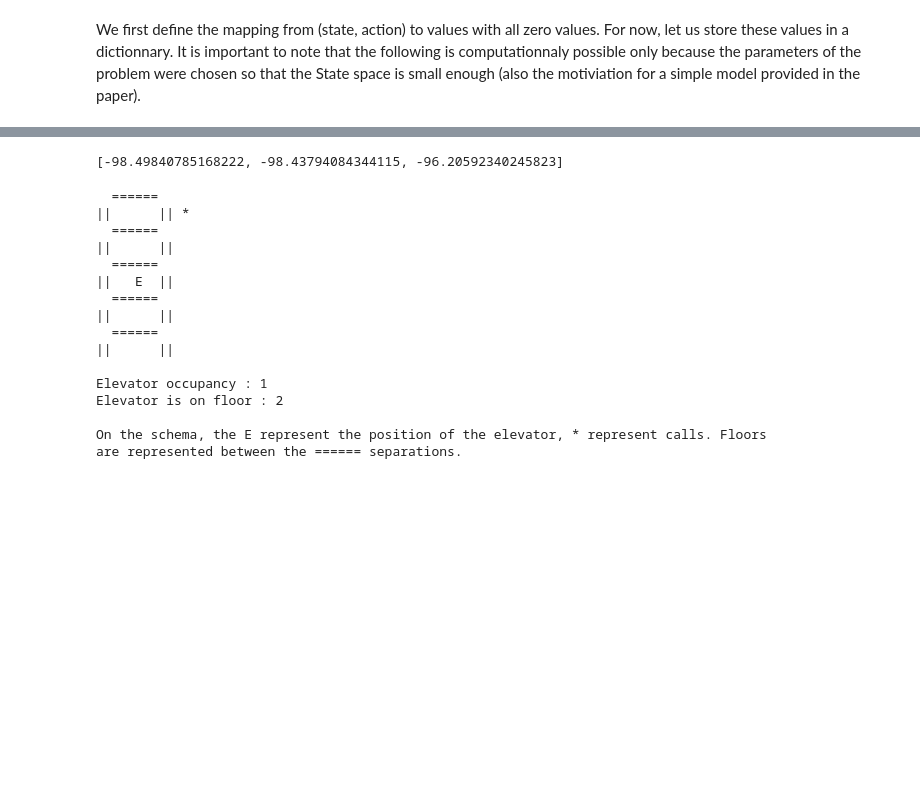
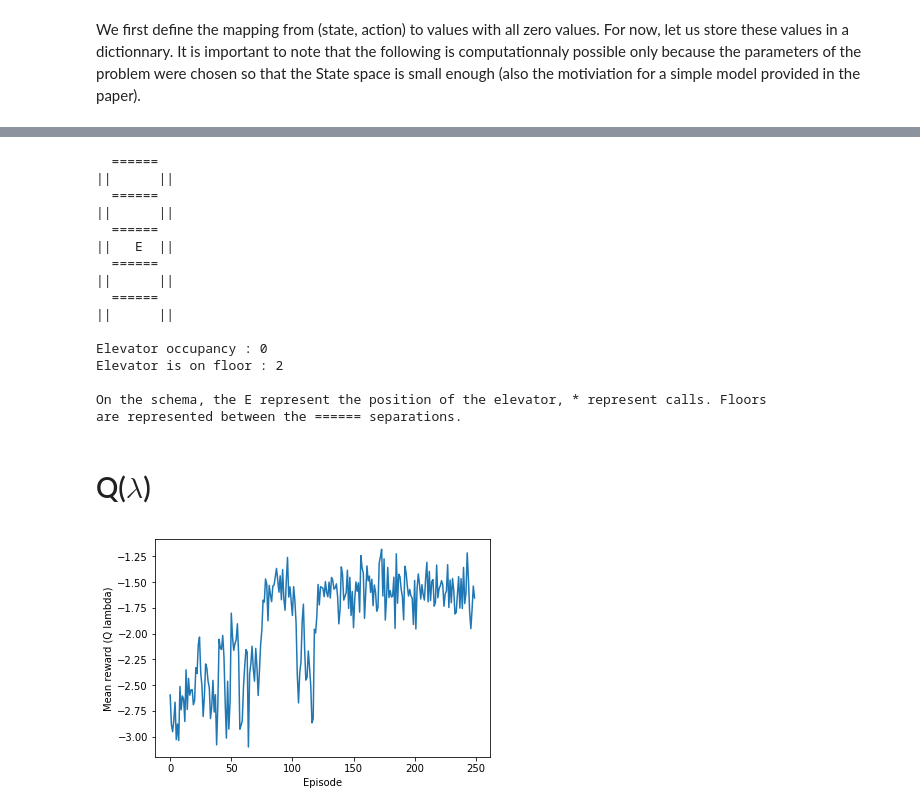
Before and after one commit to gabrielkasmi/reinforcement_learning, a Jupyter notebook: RL_elevator.ipynb, the cells around one changed output, grey strips where cells are left out. Drawn from its saved outputs; the diff is of its cells as text; code cells hidden in the pictures; blank space fills up the shorter version.

```diff
--- a/RL_elevator.ipynb
+++ b/RL_elevator.ipynb
@@ -316,14 +410,10 @@ def implement_policy(Q, T, x0=(0,0,0,0,0,0)):
         ev.print_current_state()
         time.sleep(0.5)
-# %%
-[Q[((0,0,0,1,2,0), i)] for i in [-1,0,1]]
-# %% [output]
-[-98.49840785168222, -98.43794084344115, -96.20592340245823]
 # %%
-implement_policy(Q, 50)
+implement_policy(Q, 20)
 # %% [output]
   ======
-||      || *
+||      ||
   ======
 ||      ||
   ======
@@ -333,8 +423,10 @@ implement_policy(Q, 50)
   ======
 ||      ||
 
-Elevator occupancy : 1
+Elevator occupancy : 0
 Elevator is on floor : 2
 
 On the schema, the E represent the position of the elevator, * represent calls. Floors
 are represented between the ====== separations.
+# %% [markdown]
+# Q($\lambda$)
@@ -340,0 +516,23 @@ are represented between the ====== separations.
+# %%
+Q = init_Q()
+# %%
+#setting parameters using what was done in the paper
+gamma = 0.99
+lr = 0.38
+epsilon = 0.8
+tau = 12
+eps_anneal = 0.89
+tau_anneal = 0.998
+lbda = 0.68
+T = 500 # time steps for one episode
+episode = 250 #number of episode
+# %%
+rewards_lbda, waiting_times_lbda = Q_lambda(Q, gamma, epsilon, tau, T, episode, eps_anneal, tau_anneal, lbda, lr)
+# %%
+mean_rewards_lbda = [np.mean(rewards_lbda[e]) for e in rewards_lbda]
+plt.plot(mean_rewards_lbda)
+plt.xlabel("Episode")
+plt.ylabel("Mean reward (Q lambda)")
+plt.show()
+# %% [output]
+[figure, added]
```
Also changed, not shown: parts of 30 cells of this notebook.
